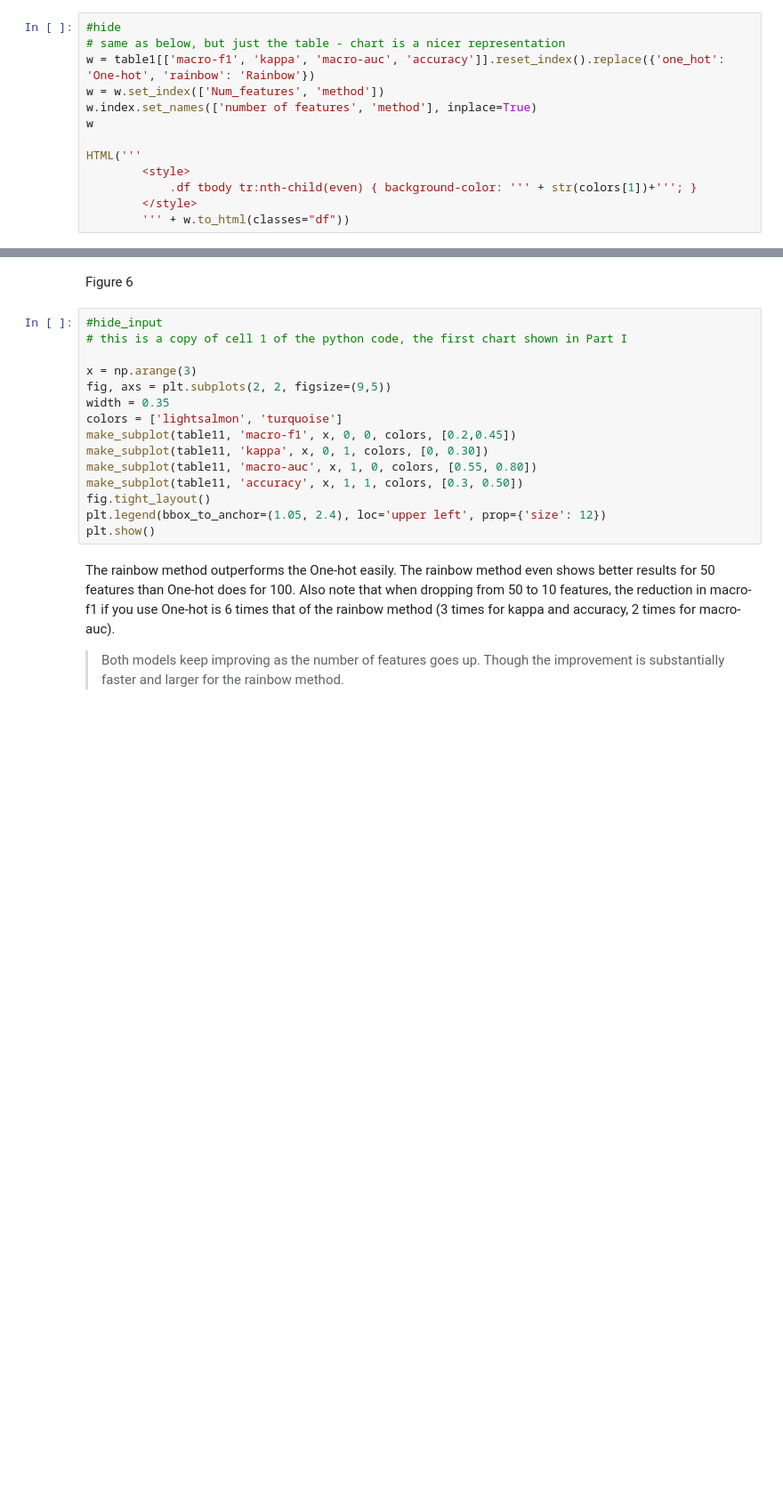
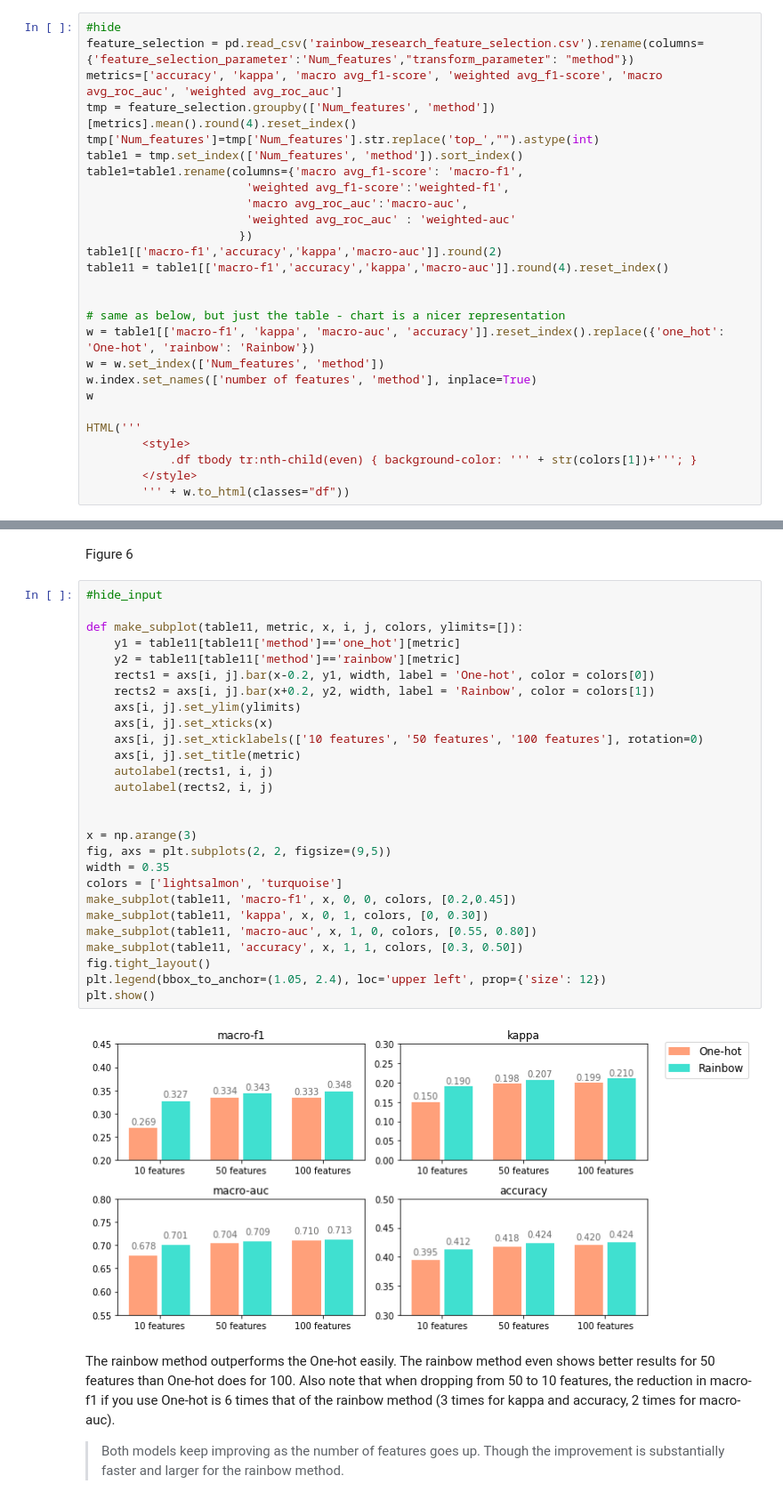
Before and after one commit to h17/fastreport, a Jupyter notebook: _notebooks/2022-04-26-Rainbow2.ipynb, the cells around one changed output, grey strips where cells are left out. Shown at 89% size. Drawn from its saved outputs; the diff is of its cells as text; blank space fills up the shorter version.

Commit message:
started part 2

```diff
--- a/_notebooks/2022-04-26-Rainbow2.ipynb
+++ b/_notebooks/2022-04-26-Rainbow2.ipynb
@@ -329,6 +296,20 @@ These results demonstrate again that Rainbow is preferred to One-hot. As expecte
 Finally, to make a comparison fairer in terms of dimensionality, we picked top 10, top 50, and top 100 features from each feature set - Rainbow and One-hot. We used the feature importance attribute of the XGBoost model and aggregated feature importance scores for 4 cross-validation folds on the best hyperparameter set for each encoding type. Below are the results.
 # %%
 #hide
+feature_selection = pd.read_csv('rainbow_research_feature_selection.csv').rename(columns={'feature_selection_parameter':'Num_features',"transform_parameter": "method"})
+metrics=['accuracy', 'kappa', 'macro avg_f1-score', 'weighted avg_f1-score', 'macro avg_roc_auc', 'weighted avg_roc_auc']
+tmp = feature_selection.groupby(['Num_features', 'method'])[metrics].mean().round(4).reset_index()
+tmp['Num_features']=tmp['Num_features'].str.replace('top_',"").astype(int)
+table1 = tmp.set_index(['Num_features', 'method']).sort_index()
+table1=table1.rename(columns={'macro avg_f1-score': 'macro-f1',
+                       'weighted avg_f1-score':'weighted-f1',
+                       'macro avg_roc_auc':'macro-auc',
+                       'weighted avg_roc_auc' : 'weighted-auc'
+                      })
+table1[['macro-f1','accuracy','kappa','macro-auc']].round(2)
+table11 = table1[['macro-f1','accuracy','kappa','macro-auc']].round(4).reset_index()
+
+
 # same as below, but just the table - chart is a nicer representation
 w = table1[['macro-f1', 'kappa', 'macro-auc', 'accuracy']].reset_index().replace({'one_hot': 'One-hot', 'rainbow': 'Rainbow'})
 w = w.set_index(['Num_features', 'method'])
@@ -346,19 +334,33 @@ NameError: name 'table1' is not defined
 Figure 6
 # %%
 #hide_input
-# this is a copy of cell 1 of the python code, the first chart shown in Part I
+
+def make_subplot(table11, metric, x, i, j, colors, ylimits=[]):
+    y1 = table11[table11['method']=='one_hot'][metric]
+    y2 = table11[table11['method']=='rainbow'][metric]
+    rects1 = axs[i, j].bar(x-0.2, y1, width, label = 'One-hot', color = colors[0])
+    rects2 = axs[i, j].bar(x+0.2, y2, width, label = 'Rainbow', color = colors[1])
+    axs[i, j].set_ylim(ylimits)
+    axs[i, j].set_xticks(x)
+    axs[i, j].set_xticklabels(['10 features', '50 features', '100 features'], rotation=0)
+    axs[i, j].set_title(metric)
+    autolabel(rects1, i, j)
+    autolabel(rects2, i, j)
+
 
 x = np.arange(3)
 fig, axs = plt.subplots(2, 2, figsize=(9,5))
 width = 0.35
 colors = ['lightsalmon', 'turquoise']
 make_subplot(table11, 'macro-f1', x, 0, 0, colors, [0.2,0.45])
 make_subplot(table11, 'kappa', x, 0, 1, colors, [0, 0.30])
 make_subplot(table11, 'macro-auc', x, 1, 0, colors, [0.55, 0.80])
 make_subplot(table11, 'accuracy', x, 1, 1, colors, [0.3, 0.50])
 fig.tight_layout()
 plt.legend(bbox_to_anchor=(1.05, 2.4), loc='upper left', prop={'size': 12})
 plt.show()
+# %% [output]
+[figure, added]
 # %% [markdown]
 The rainbow method outperforms the One-hot easily. The rainbow method even shows better results for 50 features than One-hot does for 100. Also note that when dropping from 50 to 10 features, the reduction in macro-f1 if you use One-hot is 6 times that of the rainbow method (3 times for kappa and accuracy, 2 times for macro-auc).
 
```
Also changed, not shown: parts of 9 cells of this notebook, 2 other files.
